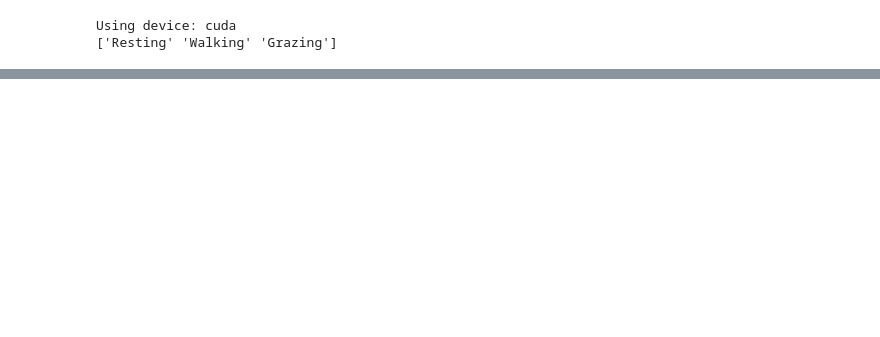
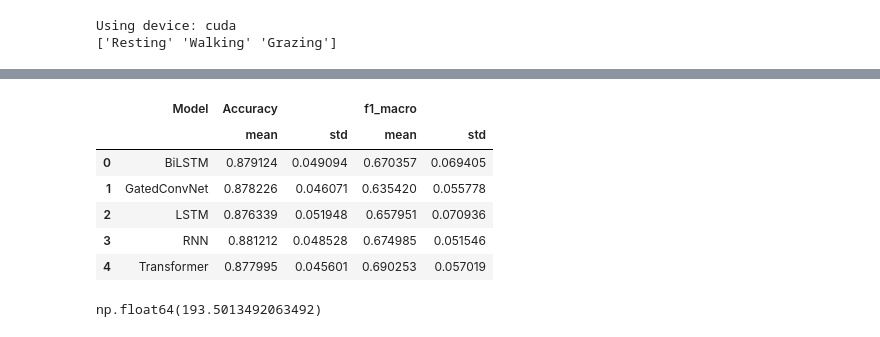
Before and after one commit to rajeshneupane7/accelrometer_codes, a Jupyter notebook: methods_codes/gated_neural.ipynb, the cells around one changed output, grey strips where cells are left out. Saved outputs shown, nothing was run; the diff lists cells and outputs as text; code cells hidden in the pictures; blank space fills up the shorter version.

```diff
--- a/methods_codes/gated_neural.ipynb
+++ b/methods_codes/gated_neural.ipynb
@@ -699,0 +716,14 @@ Overall BiLSTM Results:
+# %%
+summary_df
+# %% [output]
+|  | Model | Accuracy |  | f1_macro |  |
+|  |  | mean | std | mean | std |
+| 0 | BiLSTM | 0.879124 | 0.049094 | 0.670357 | 0.069405 |
+| 1 | GatedConvNet | 0.878226 | 0.046071 | 0.635420 | 0.055778 |
+| 2 | LSTM | 0.876339 | 0.051948 | 0.657951 | 0.070936 |
+| 3 | RNN | 0.881212 | 0.048528 | 0.674985 | 0.051546 |
+| 4 | Transformer | 0.877995 | 0.045601 | 0.690253 | 0.057019 |
+# %%
+df_raw.groupby('subject')['local_ts'].apply(lambda x: (x.max() - x.min()).total_seconds() / 3600).mean()
+# %% [output]
+np.float64(193.5013492063492)
```
Also changed, not shown: parts of 1 cell of this notebook, 2 other files.
